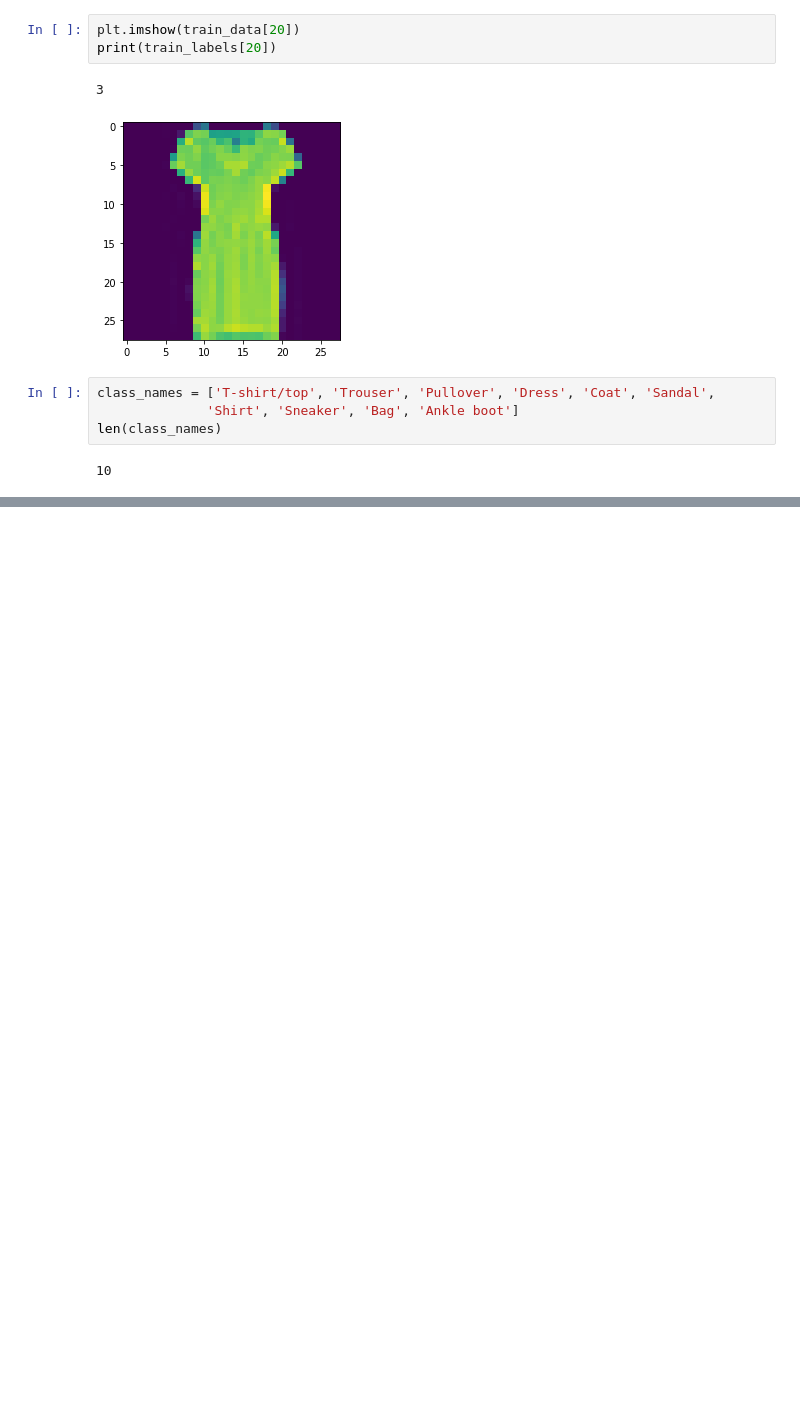
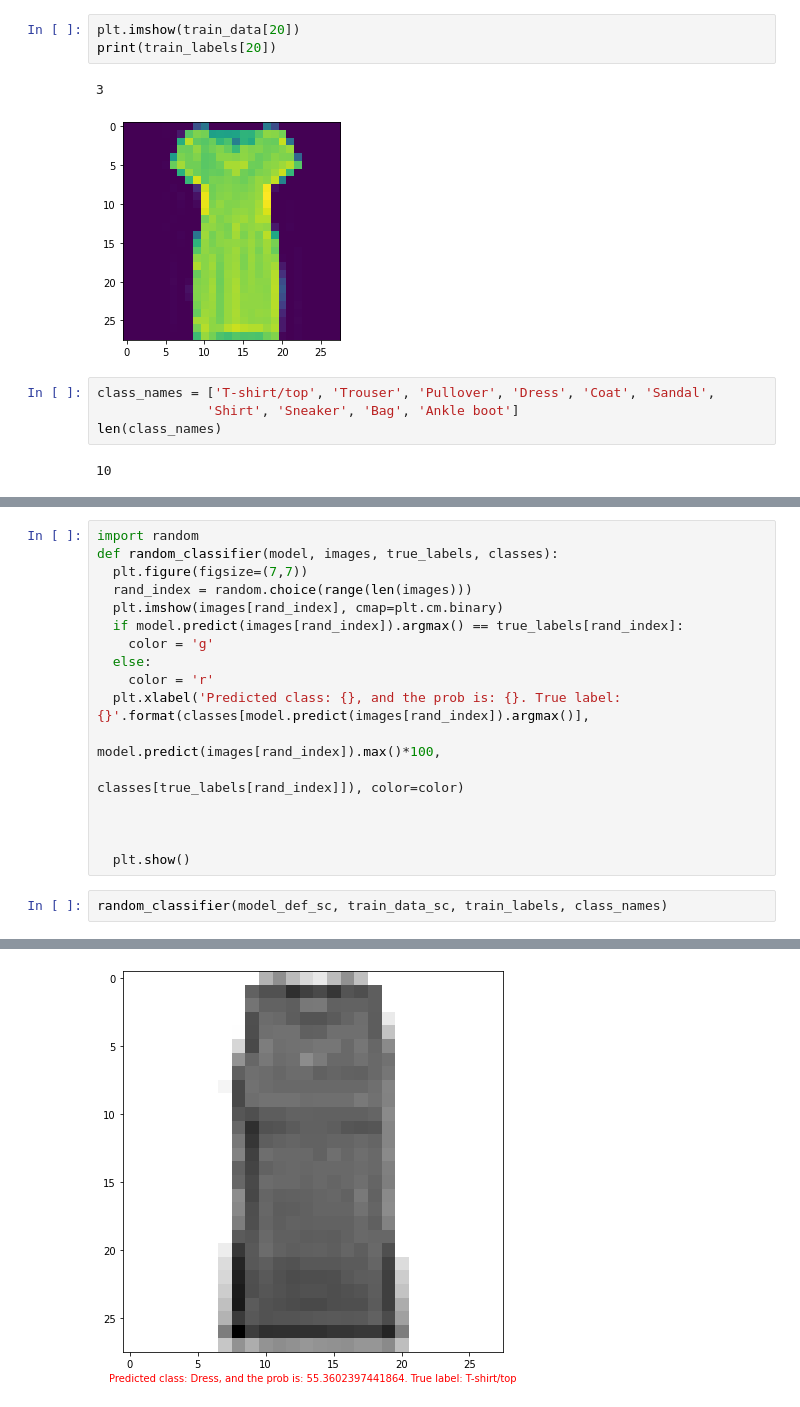
Before and after one commit to Rubnserrano/TF-Certification, a Jupyter notebook: 02_curso_tensorflow_certificate.ipynb, the cells around one changed output, grey strips where cells are left out. Saved outputs shown, nothing was run; the diff lists cells and outputs as text; blank space fills up the shorter version.

```diff
--- a/02_curso_tensorflow_certificate.ipynb
+++ b/02_curso_tensorflow_certificate.ipynb
@@ -340,0 +585,20 @@ len(class_names)
+# %%
+import random
+def random_classifier(model, images, true_labels, classes):
+  plt.figure(figsize=(7,7))
+  rand_index = random.choice(range(len(images)))
+  plt.imshow(images[rand_index], cmap=plt.cm.binary)
+  if model.predict(images[rand_index]).argmax() == true_labels[rand_index]:
+    color = 'g'
+  else:
+    color = 'r'
+  plt.xlabel('Predicted class: {}, and the prob is: {}. True label: {}'.format(classes[model.predict(images[rand_index]).argmax()],
+                                                     model.predict(images[rand_index]).max()*100,
+                                                     classes[true_labels[rand_index]]), color=color)
+
+
+
+  plt.show()
+# %%
+random_classifier(model_def_sc, train_data_sc, train_labels, class_names)
+# %% [output]
@@ -340,0 +608 @@ len(class_names)
+[figure, added]
```
Also changed, not shown: parts of 15 cells of this notebook.
